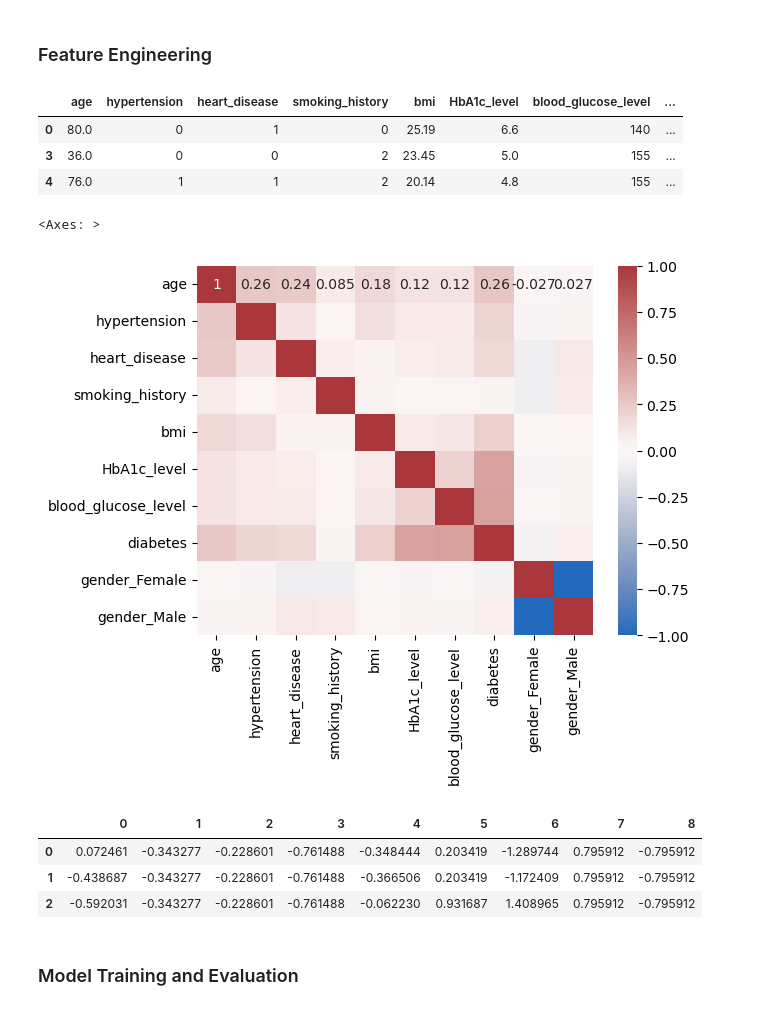
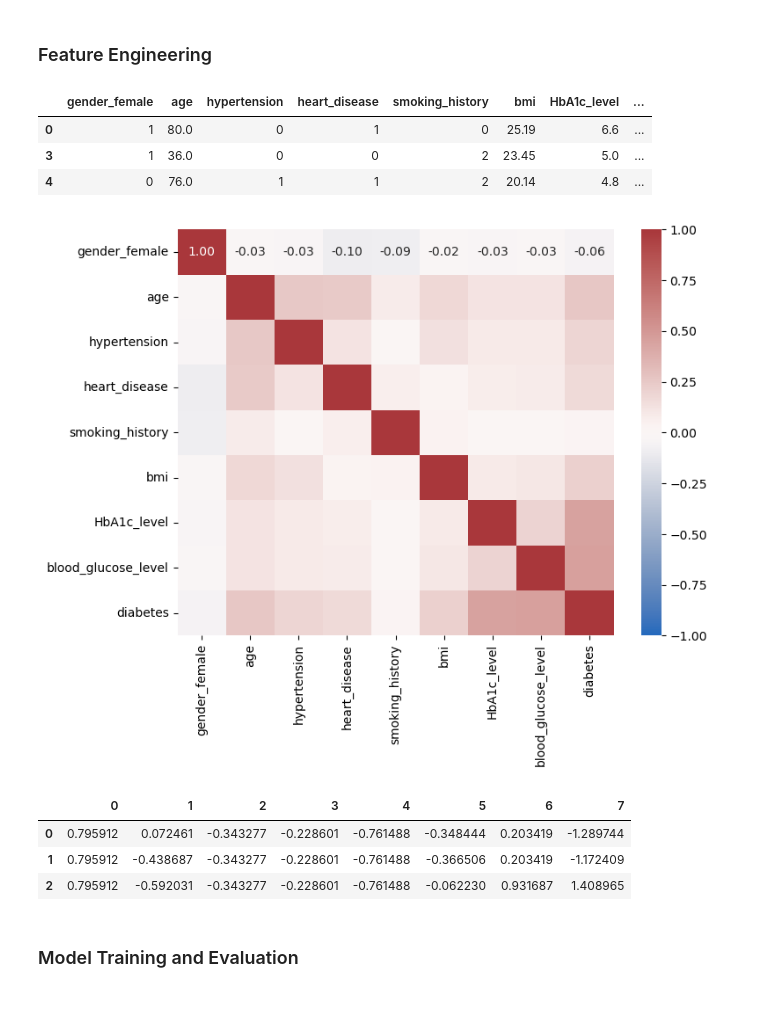
Before and after one commit to tobiasuihlein/diabetes_screening_and_diagnostics, a Jupyter notebook: notebooks/Draft.ipynb, the cells around one changed output. Drawn from its saved outputs; the diff is of its cells as text; code cells hidden in the pictures.

```diff
--- a/notebooks/Draft.ipynb
+++ b/notebooks/Draft.ipynb
@@ -88,20 +89,23 @@ memory usage: 4.0+ MB
 # %%
 # transform categorical columns to numerical
 df["smoking_history"] = df["smoking_history"].map({'never': 0, 'former': 1, 'current': 2, 'ever': 3})
-df = pd.get_dummies(df, columns=['gender'])
+df["gender"] = df["gender"].map({'Male': 0, 'Female': 1})
+df = df.rename(columns={'gender': 'gender_female'})
 # %%
 df.head(3)
 # %% [output]
-|  | age | hypertension | heart_disease | smoking_history | bmi | HbA1c_level | blood_glucose_level | ... |
-| 0 | 80.0 | 0 | 1 | 0 | 25.19 | 6.6 | 140 | ... |
-| 3 | 36.0 | 0 | 0 | 2 | 23.45 | 5.0 | 155 | ... |
-| 4 | 76.0 | 1 | 1 | 2 | 20.14 | 4.8 | 155 | ... |
+|  | gender_female | age | hypertension | heart_disease | smoking_history | bmi | HbA1c_level | ... |
+| 0 | 1 | 80.0 | 0 | 1 | 0 | 25.19 | 6.6 | ... |
+| 3 | 1 | 36.0 | 0 | 0 | 2 | 23.45 | 5.0 | ... |
+| 4 | 0 | 76.0 | 1 | 1 | 2 | 20.14 | 4.8 | ... |
 # %%
 df_corr = df.corr()
-sns.heatmap(df_corr, cmap = 'vlag', vmin = -1, vmax = 1, annot=True)
+# Create a heatmap
+plt.figure(figsize=(8, 6))
+sns.heatmap(df_corr, annot=True, vmin = -1, vmax = 1, fmt=".2f", cmap='vlag')
+plt.show()
 # %% [output]
-<Axes: >
-[figure, old version]
+[figure, new version]
 # %%
 # define features and target
 features = df.drop(columns = ["diabetes"])
@@ -122,9 +126,9 @@ X_test_norm = normalizer.transform(X_test)
 
 pd.DataFrame(X_train_norm).head(3)
 # %% [output]
-|  | 0 | 1 | 2 | 3 | 4 | 5 | 6 | 7 | 8 |
-| 0 | 0.072461 | -0.343277 | -0.228601 | -0.761488 | -0.348444 | 0.203419 | -1.289744 | 0.795912 | -0.795912 |
-| 1 | -0.438687 | -0.343277 | -0.228601 | -0.761488 | -0.366506 | 0.203419 | -1.172409 | 0.795912 | -0.795912 |
-| 2 | -0.592031 | -0.343277 | -0.228601 | -0.761488 | -0.062230 | 0.931687 | 1.408965 | 0.795912 | -0.795912 |
+|  | 0 | 1 | 2 | 3 | 4 | 5 | 6 | 7 |
+| 0 | 0.795912 | 0.072461 | -0.343277 | -0.228601 | -0.761488 | -0.348444 | 0.203419 | -1.289744 |
+| 1 | 0.795912 | -0.438687 | -0.343277 | -0.228601 | -0.761488 | -0.366506 | 0.203419 | -1.172409 |
+| 2 | 0.795912 | -0.592031 | -0.343277 | -0.228601 | -0.761488 | -0.062230 | 0.931687 | 1.408965 |
 # %% [markdown]
 ### Model Training and Evaluation
```
Also changed, not shown: parts of 7 cells of this notebook.
